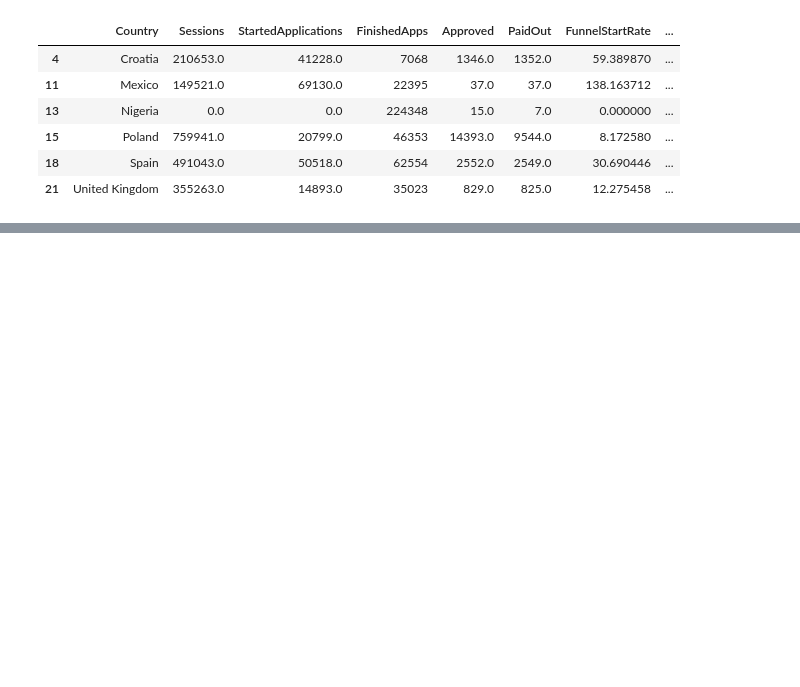
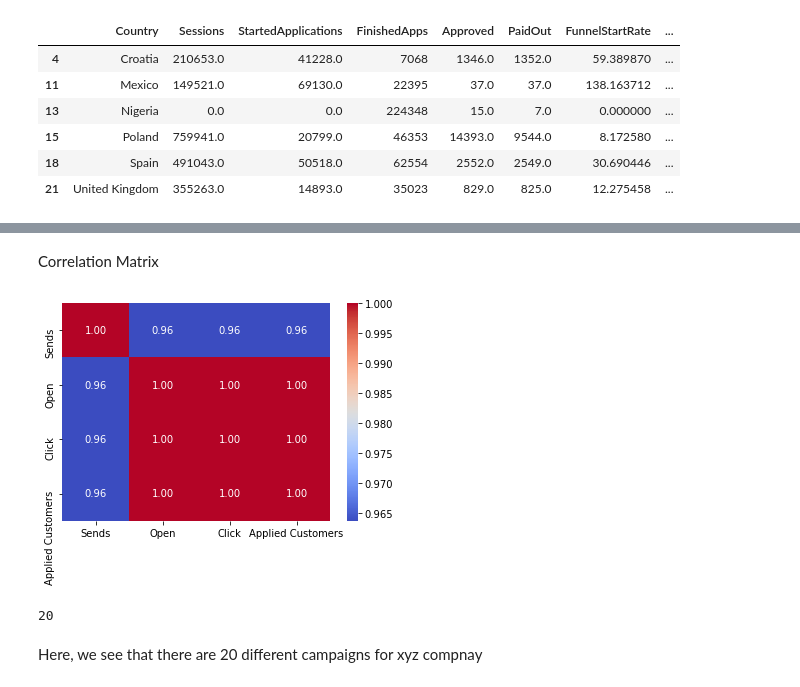
Before and after one commit to poddardelhi/crm_homeTask, a Jupyter notebook: HomeTask_CRMAnalyst.ipynb, the cells around one changed output, grey strips where cells are left out. Drawn from its saved outputs; the diff is of its cells as text; code cells hidden in the pictures; blank space fills up the shorter version.

```diff
--- a/HomeTask_CRMAnalyst.ipynb
+++ b/HomeTask_CRMAnalyst.ipynb
@@ -306,0 +348,2 @@ df[df['FunnelValueChecks']== 'False']
+# %%
+df_camp = pd.read_csv ('/content/drive/MyDrive/Jovian/Ferratum_CRM/data_q2.csv')
@@ -306,0 +375,13 @@ df[df['FunnelValueChecks']== 'False']
+# %% [markdown]
+Correlation Matrix
+# %%
+g= sns.heatmap(df_camp[['Sends','Open','Click','Applied Customers']].corr(), annot=True, fmt='.2f', cmap='coolwarm')
+# %% [output]
+[figure, added]
+# %%
+d=df_camp['Campaign Name'].unique()
+print (len(d))
+# %% [output]
+20
+# %% [markdown]
+Here, we see that there are 20 different campaigns for xyz compnay
```
Also changed, not shown: parts of 24 cells of this notebook.
